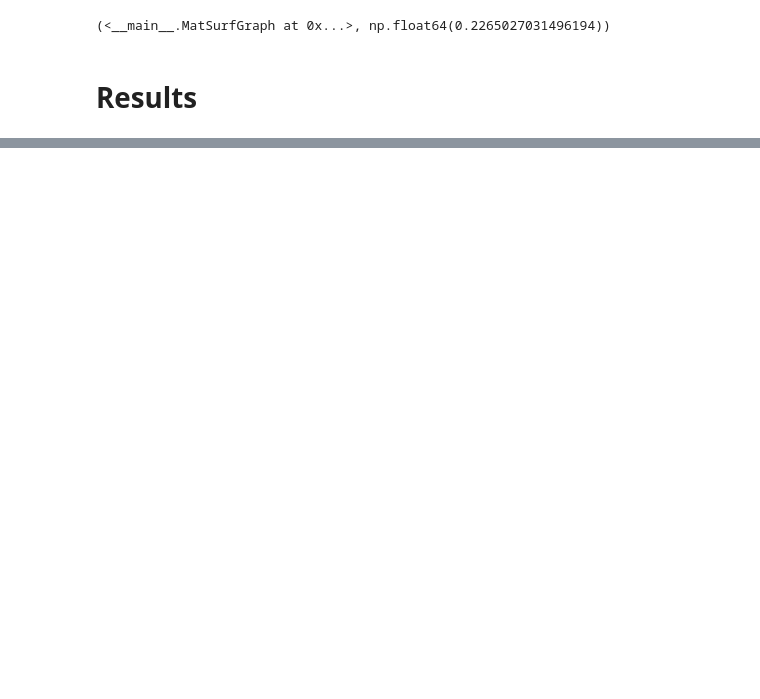
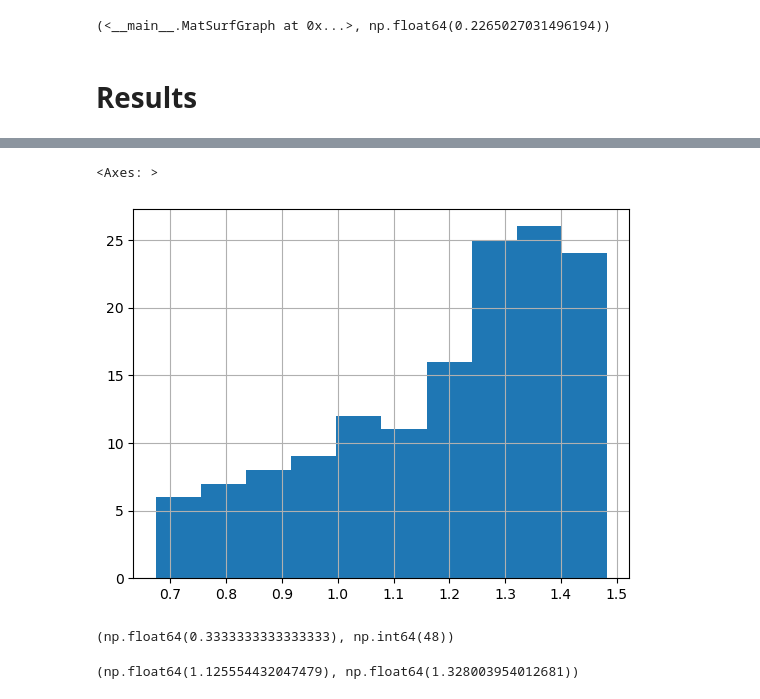
Before and after one commit to NikitaShlapak/OpenMCNeuro, a Jupyter notebook: graphs.ipynb, the cells around one changed output, grey strips where cells are left out. Saved outputs shown, nothing was run; the diff lists cells and outputs as text; code cells hidden in the pictures; blank space fills up the shorter version.

```diff
--- a/graphs.ipynb
+++ b/graphs.ipynb
@@ -891,0 +998,15 @@ ax.legend()
+# %%
+df.k_inf.hist(bins=10)
+# %% [output]
+<Axes: >
+[figure, added]
+# %%
+q1, q2 = np.quantile(df.k_inf, 1/3), np.quantile(df.k_inf, 2/3)
+
+(df.k_inf<q1).sum()/len(df.k_inf), (df.k_inf>q2).sum(),
+# %% [output]
+(np.float64(0.3333333333333333), np.int64(48))
+# %%
+q1, q2
+# %% [output]
+(np.float64(1.125554432047479), np.float64(1.328003954012681))
```
Also changed, not shown: parts of 64 cells of this notebook, 18 other files.
